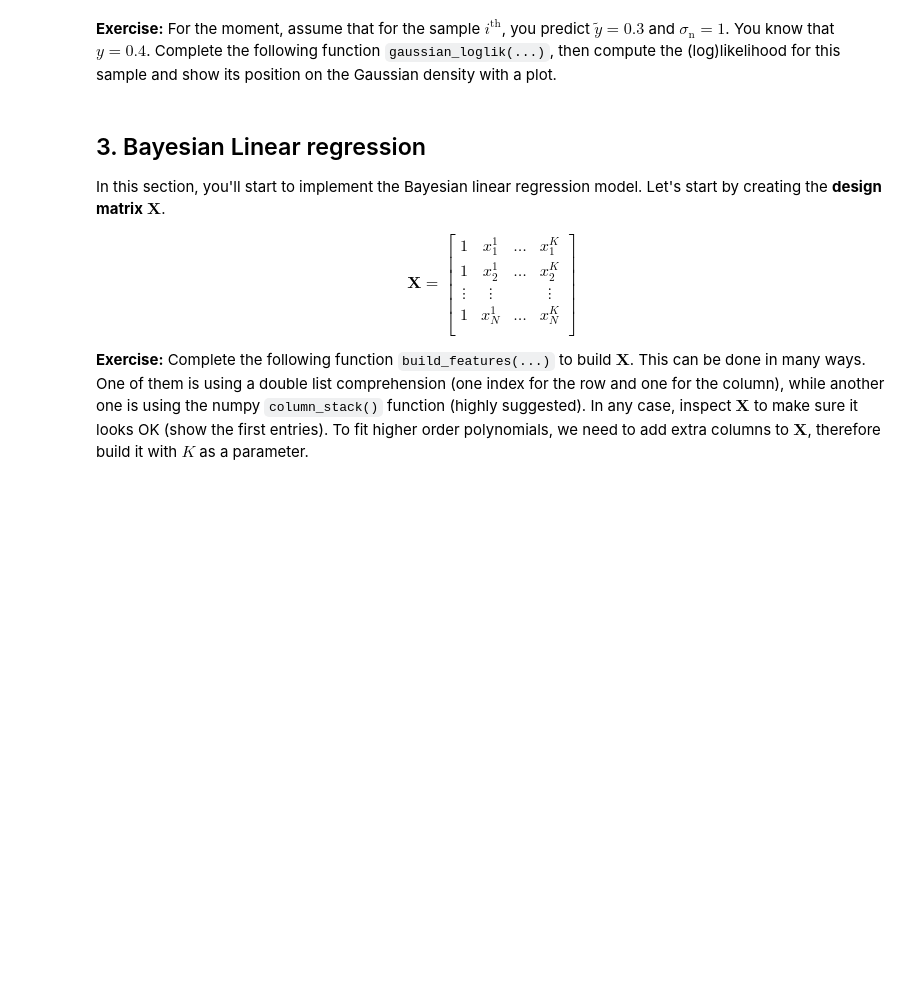
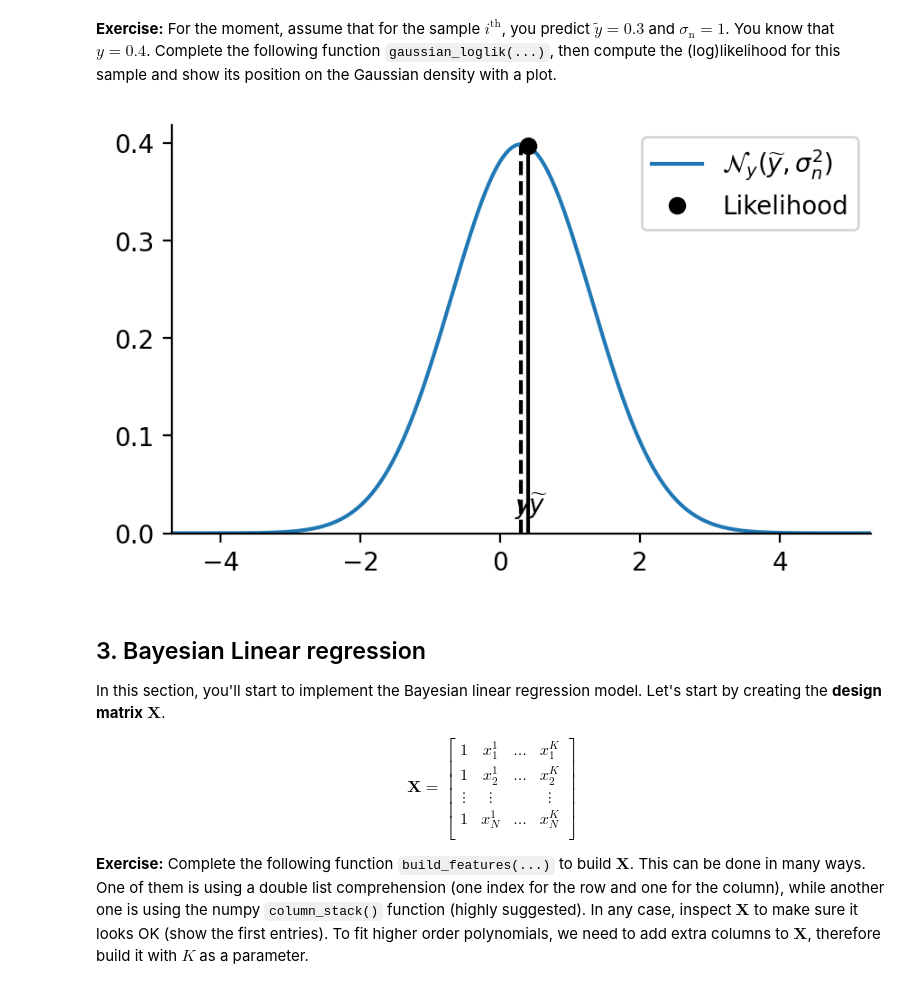
Before and after one commit to AndreaGhiglione/advanced-statistical-inference, a Jupyter notebook: lab_week1-public/Bayesian_Linear_Regression.ipynb, the cells around one changed output. Saved outputs shown, nothing was run; the diff lists cells and outputs as text; code cells hidden in the pictures; blank space fills up the shorter version.

```diff
--- a/lab_week1-public/Bayesian_Linear_Regression.ipynb
+++ b/lab_week1-public/Bayesian_Linear_Regression.ipynb
@@ -89,8 +89,7 @@ def lognormal(x, mu, var):
     '''
     Compute log-density of a normal distribution at position x, given mu and var.
     '''
-    np.log(1 / np.sqrt(2 * np.pi * var) * 0.5 * ((x - mu) / np.sqrt(var)) ** 2)
-    return
+    return np.log(1 / np.sqrt(2 * np.pi * var)) - 0.5 * ((x - mu) / np.sqrt(var)) ** 2
 # %% [markdown]
 **Exercise:**
 For the moment, assume that for the sample $i^{\mathrm{th}}$, you predict $\tilde y = 0.3$ and $\sigma_\mathrm{n} = 1$.
@@ -98,36 +97,37 @@ You know that $y = 0.4$.
 Complete the following function `gaussian_loglik(...)`, then compute the (log)likelihood for this sample and show its position on the Gaussian density with a plot.
 # %%
 def gaussian_loglik(y, y_tilde, sn2):
-    # @@ COMPLETE @@ #
-    return
+    return lognormal(y, y_tilde, sn2)
 
 
 def plot_gaussian(mu, var, plot_log=False, **kwargs):
     """A simple util to plot a gaussian pdf"""
     x = np.linspace(mu - 5 * np.sqrt(var), mu + 5 * np.sqrt(var), 200)
     y = lognormal(x, mu, var) if plot_log else np.exp(lognormal(x, mu, var))
     ax = kwargs.pop("ax", plt.gca())
     ax.plot(x, y, **kwargs)
     return ax
 
 
-y_obs =   # @@ COMPLETE @@ #
-y_tilde =   # @@ COMPLETE @@ #
-sn2 =   # @@ COMPLETE @@ #
-sample_ll =  # @@ COMPLETE @@ #
+y_obs =   0.4
+y_tilde =   0.3
+sn2 =   1
+sample_ll =  gaussian_loglik(y_obs, y_tilde, sn2)
 
 fig, ax = plt.subplots(figsize=[5, 3])
 plot_gaussian(y_tilde, sn2, ax=ax, label=r"$\mathcal{N}_y(\widetilde{y}, \sigma_n^2)$")
 ax.vlines(y_obs, 0, np.exp(sample_ll), color="k")
 ax.vlines(
     y_tilde, 0, np.exp(gaussian_loglik(y_tilde, y_tilde, sn2)), ls="--", color="k"
 )
 ax.plot(y_obs, np.exp(sample_ll), "ok", label=r"Likelihood")
 ax.text(y_tilde + 0.1, 0.02, r"$\widetilde{y}$")
 ax.text(y_obs - 0.2, 0.02, r"$y$")
 ax.set_ylim(0)
 ax.legend()
 plt.show()
+# %% [output]
+[figure, added]
 # %% [markdown]
 ## 3. Bayesian Linear regression
 
```
Also changed, not shown: parts of 3 cells of this notebook.
